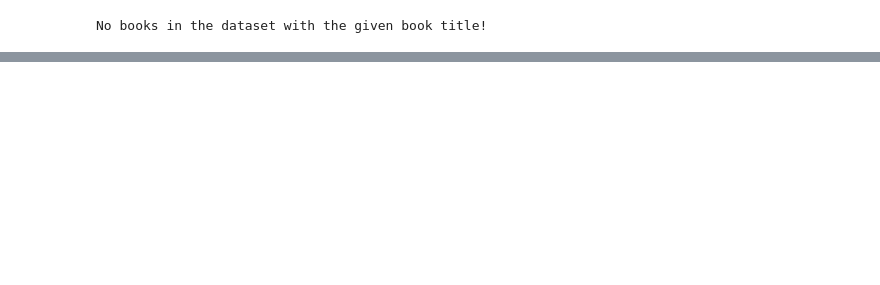
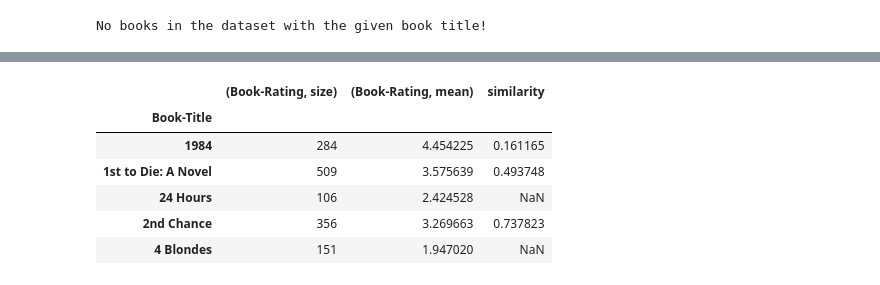
Before and after one commit to Ranim1996/AI-BookRecommendationSystem, a Jupyter notebook: Book Recommendation System/BookRecommendationSystem.ipynb, the cells around one changed output, grey strips where cells are left out. Cells and saved outputs as stored; diff of their text form; code cells hidden in the pictures; blank space fills up the shorter version.

```diff
--- a/Book Recommendation System/BookRecommendationSystem.ipynb
+++ b/Book Recommendation System/BookRecommendationSystem.ipynb
@@ -591,0 +606,4 @@ No books in the dataset with the given book title!
+# %%
+the_street_lawyer_ratings = df_book_ratings['The Street Lawyer']
+the_street_lawyer_ratings.head()
+# extract a Series of users who rated 'The Street Lawyer' Book
@@ -591,0 +676,12 @@ No books in the dataset with the given book title!
+# %%
+df = bookStats[commonBooks].join(pd.DataFrame(similarBooks, columns=['similarity']))
+df.head()
+# join the previous data with the original set of similar books to 'the_street_lawyer_raings'
+# %% [output]
+|  | (Book-Rating, size) | (Book-Rating, mean) | similarity |
+| Book-Title |  |  |  |
+| 1984 | 284 | 4.454225 | 0.161165 |
+| 1st to Die: A Novel | 509 | 3.575639 | 0.493748 |
+| 24 Hours | 106 | 2.424528 | NaN |
+| 2nd Chance | 356 | 3.269663 | 0.737823 |
+| 4 Blondes | 151 | 1.947020 | NaN |
```
Also changed, not shown: parts of 14 cells of this notebook.
